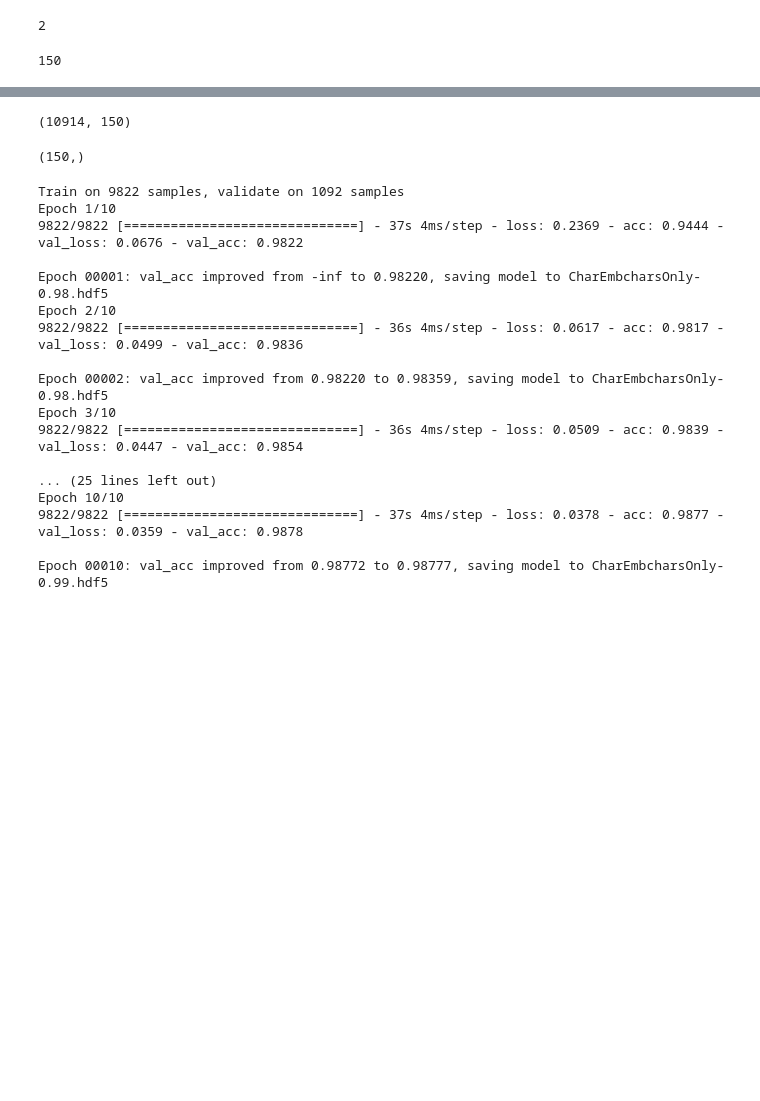
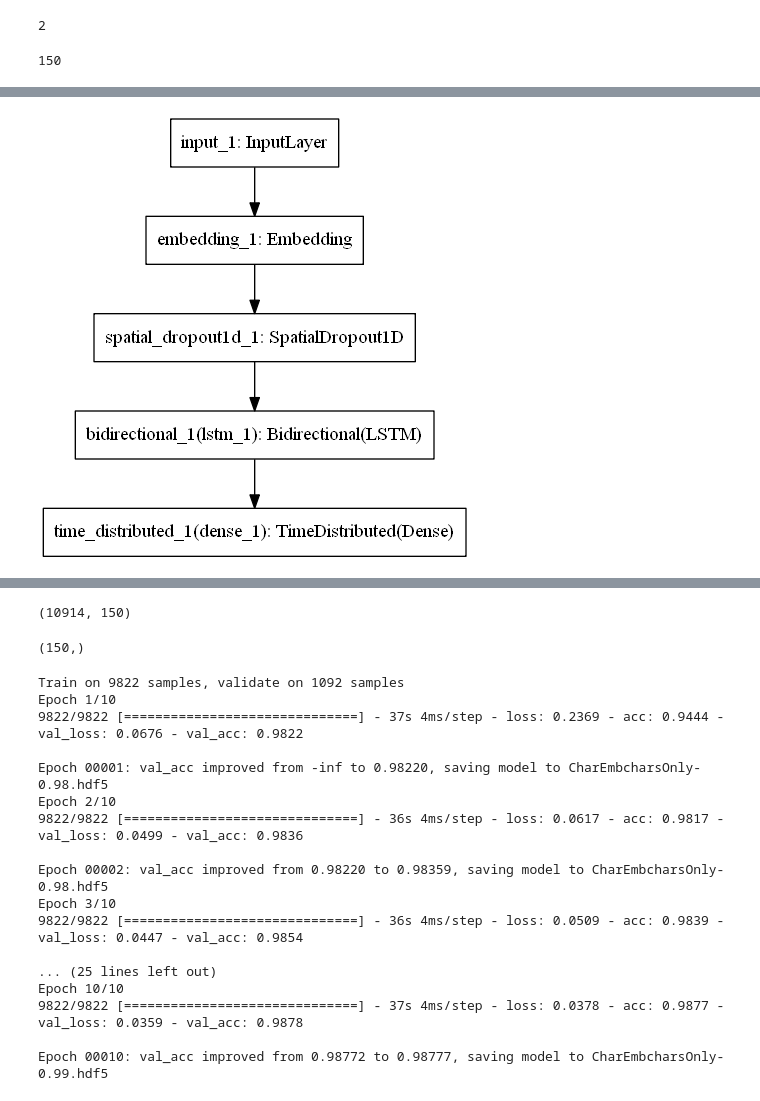
Before and after one commit to nesmaAlmoazamy/Fact-Extraction-from-Medical-Text-using-Neural-Networks, a Jupyter notebook: Character_Embedding_Chars_tag_FINAL.ipynb, the cells around one changed output, grey strips where cells are left out. Cells and saved outputs as stored; diff of their text form; code cells hidden in the pictures; blank space fills up the shorter version.

Commit message:
GeneratePlots

```diff
--- a/Character_Embedding_Chars_tag_FINAL.ipynb
+++ b/Character_Embedding_Chars_tag_FINAL.ipynb
@@ -255,0 +255,5 @@ _________________________________________________________________
+# %%
+from keras.utils import plot_model
+plot_model(model, to_file='CharsLevelModel.png')
+# %% [output]
+[figure, added]
```
Also changed, not shown: parts of 21 cells of this notebook, 15 other files.
